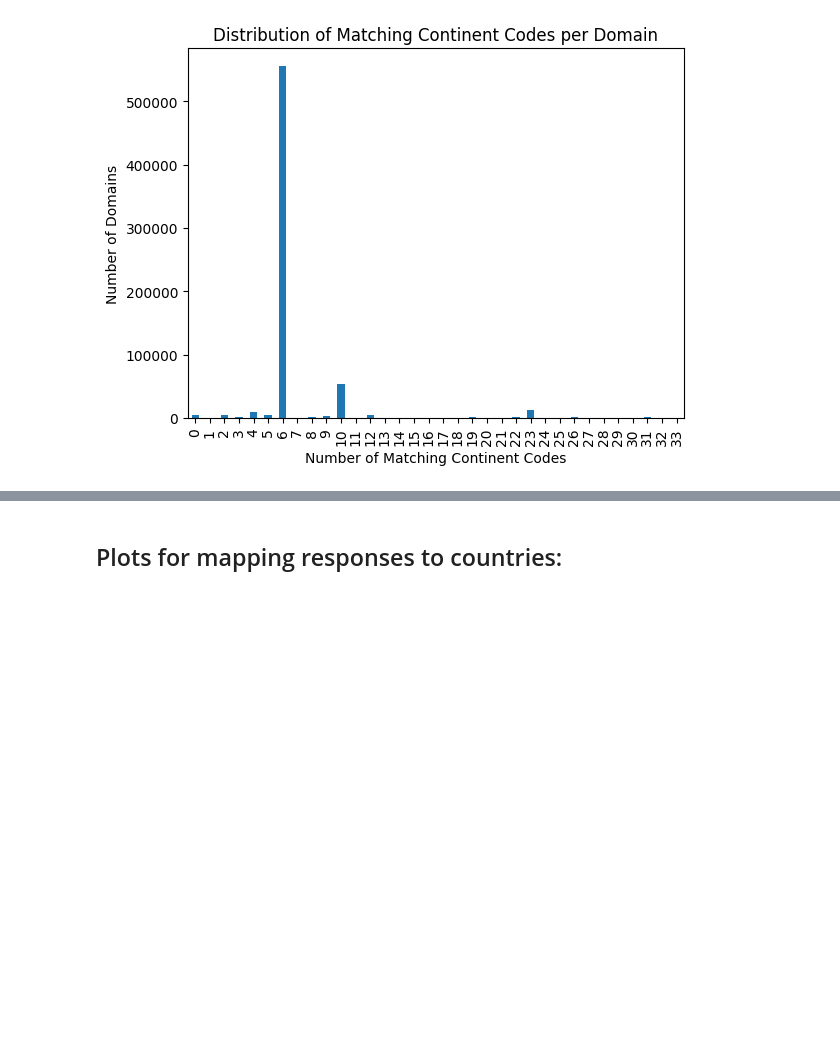
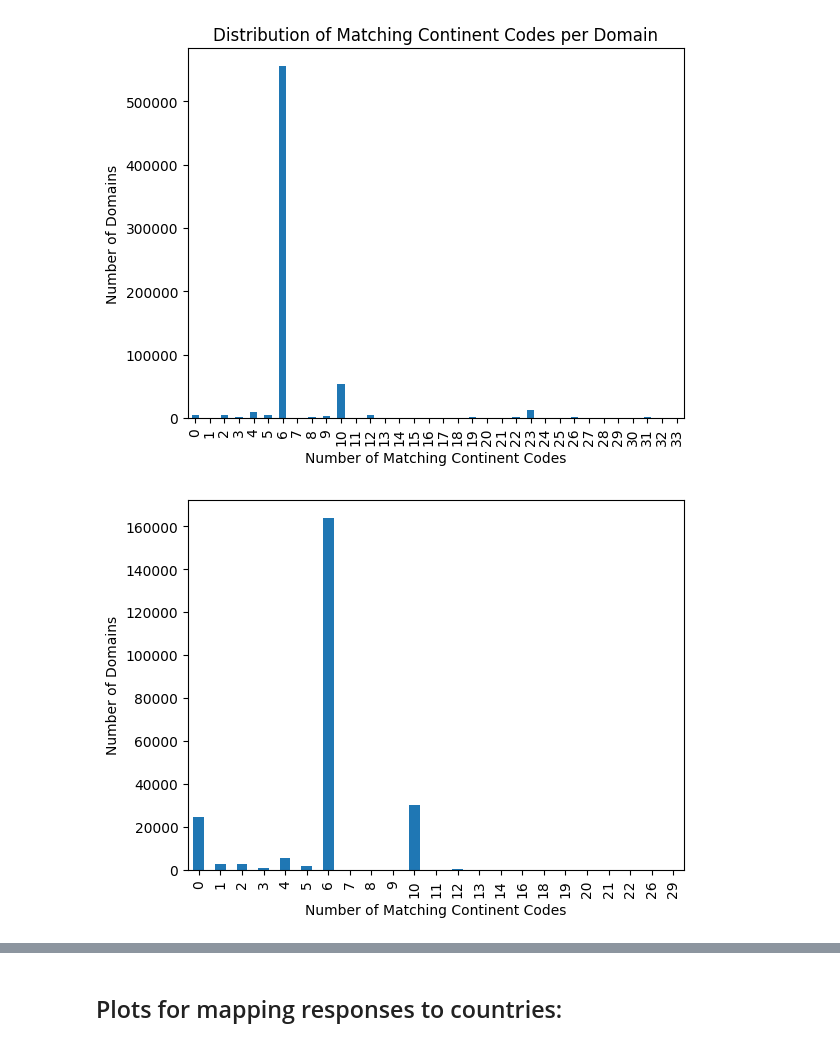
Before and after one commit to f10d0/edns_subnet_measurement, a Jupyter notebook: analysis/graphs.ipynb, the cells around one changed output, grey strips where cells are left out. Cells and saved outputs as stored; diff of their text form; code cells hidden in the pictures; blank space fills up the shorter version.

```diff
--- a/analysis/graphs.ipynb
+++ b/analysis/graphs.ipynb
@@ -66,5 +66,7 @@ plots.plot_continent_distribution(df, PLOT_PATH)
 [figure]
 # %%
 # continent distribution (no ecs)
-df = df_logic.load_enriched_csv(os.path.join("csvs","enriched_scan_ipinfo.csv.gz"), usecols=["domain","scope","subnet-location","ip-locations"])
-plots.plot_continent_distribution(df, PLOT_PATH, ecs=False)
+df = df_logic.load_enriched_csv(ENR_SCAN_PATH, usecols=["domain","scope","subnet-location","ip-locations"])
+plots.plot_continent_matches(df, PLOT_PATH, ecs=False)
+# %% [output]
+[figure, added]
```
Also changed, not shown: parts of 6 cells of this notebook, 1 other file.
